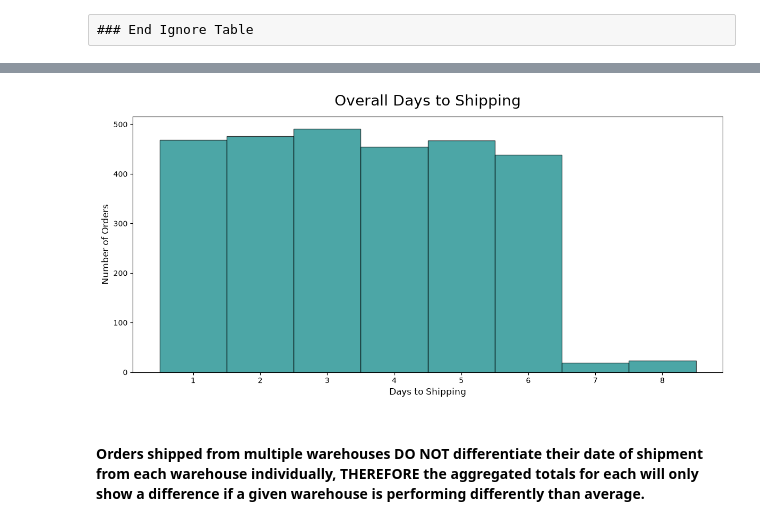
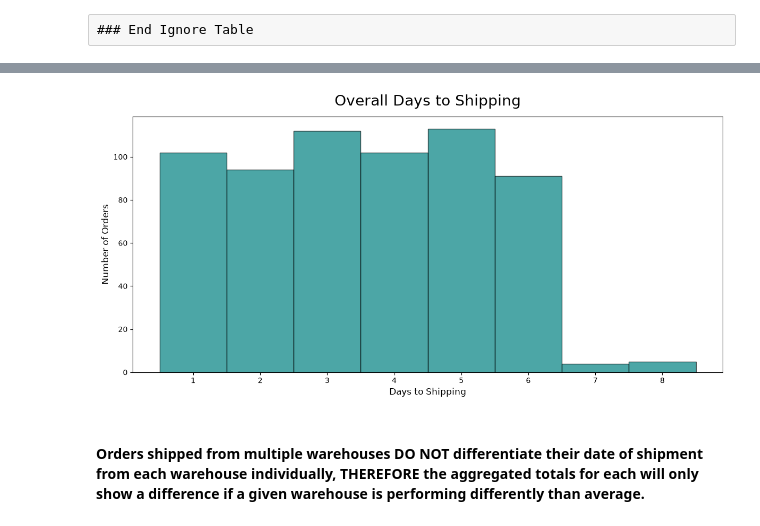
Before and after one commit to BCPMcustom/courseraSQL, a Jupyter notebook: Course#10/MintClassics.ipynb, the cells around one changed output, grey strips where cells are left out. Cells and saved outputs as stored; diff of their text form; code cells hidden in the pictures.

```diff
--- a/Course#10/MintClassics.ipynb
+++ b/Course#10/MintClassics.ipynb
@@ -344,3 +344,7 @@ df_SI.head()
 | 4 | 10210 | a | S18_2625 | 8 | 2059.20 |
 # %% [raw]
 ### End Ignore Table
+# %%
+df_SI = df_SI[['orderNumber', 'warehouseCode', 'daysToShipping', 'lineTotal']]
+df_shipping = df_SI.groupby(['orderNumber', 'warehouseCode', 'daysToShipping'])['lineTotal'].sum().reset_index()
+df_shipping
@@ -347,27 +365,27 @@ df_SI.head()
 # %%
 import matplotlib.pyplot as plt
 from matplotlib.ticker import StrMethodFormatter
 
 # 1. Setup data
-x = df_SI["daysToShipping"]
+x = df_shipping["daysToShipping"]
 
 # 2. Set up a spacious canvas
 plt.figure(figsize=(12, 6))
 
 plt.hist(x, bins=[i + 0.5 for i in range(9)], color='teal', edgecolor='black', alpha=0.7)
 plt.xticks(range(1, 9))
 
 plt.title('Overall Days to Shipping', fontsize=20, pad=15)
 plt.xlabel('Days to Shipping', fontsize=12)
 
 
 plt.ylabel('Number of Orders', fontsize=12)
 
 plt.tight_layout()
 plt.show()
 plt.close('all')
 # %% [output]
-[figure, old version]
+[figure, new version]
 # %% [markdown]
 #### Orders shipped from multiple warehouses DO NOT differentiate their date of shipment from each warehouse individually, THEREFORE the aggregated totals for each will only show a difference if a given warehouse is performing differently than average.
 # %% [markdown]
```
Also changed, not shown: parts of 3 cells of this notebook, 2 other files.
